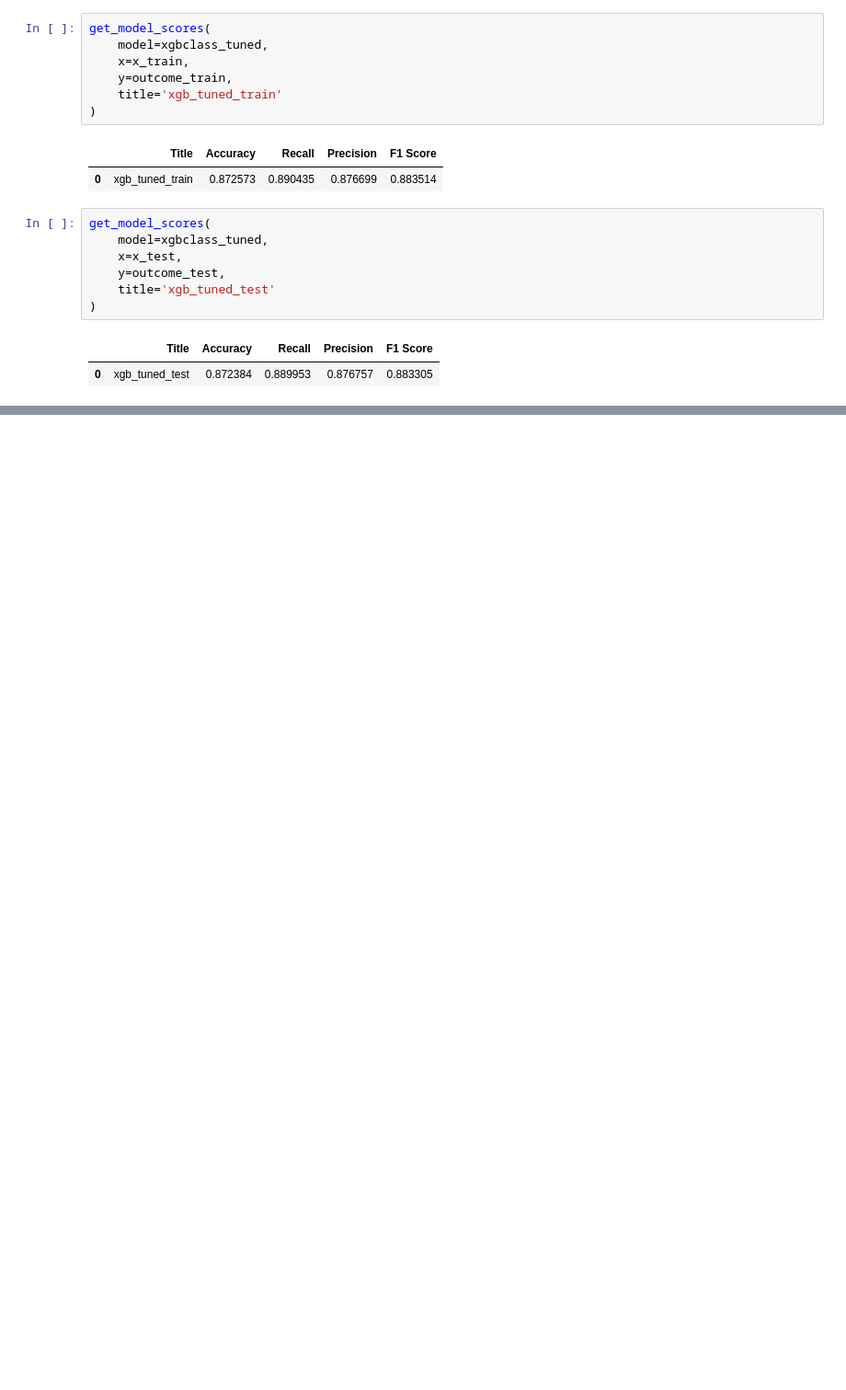
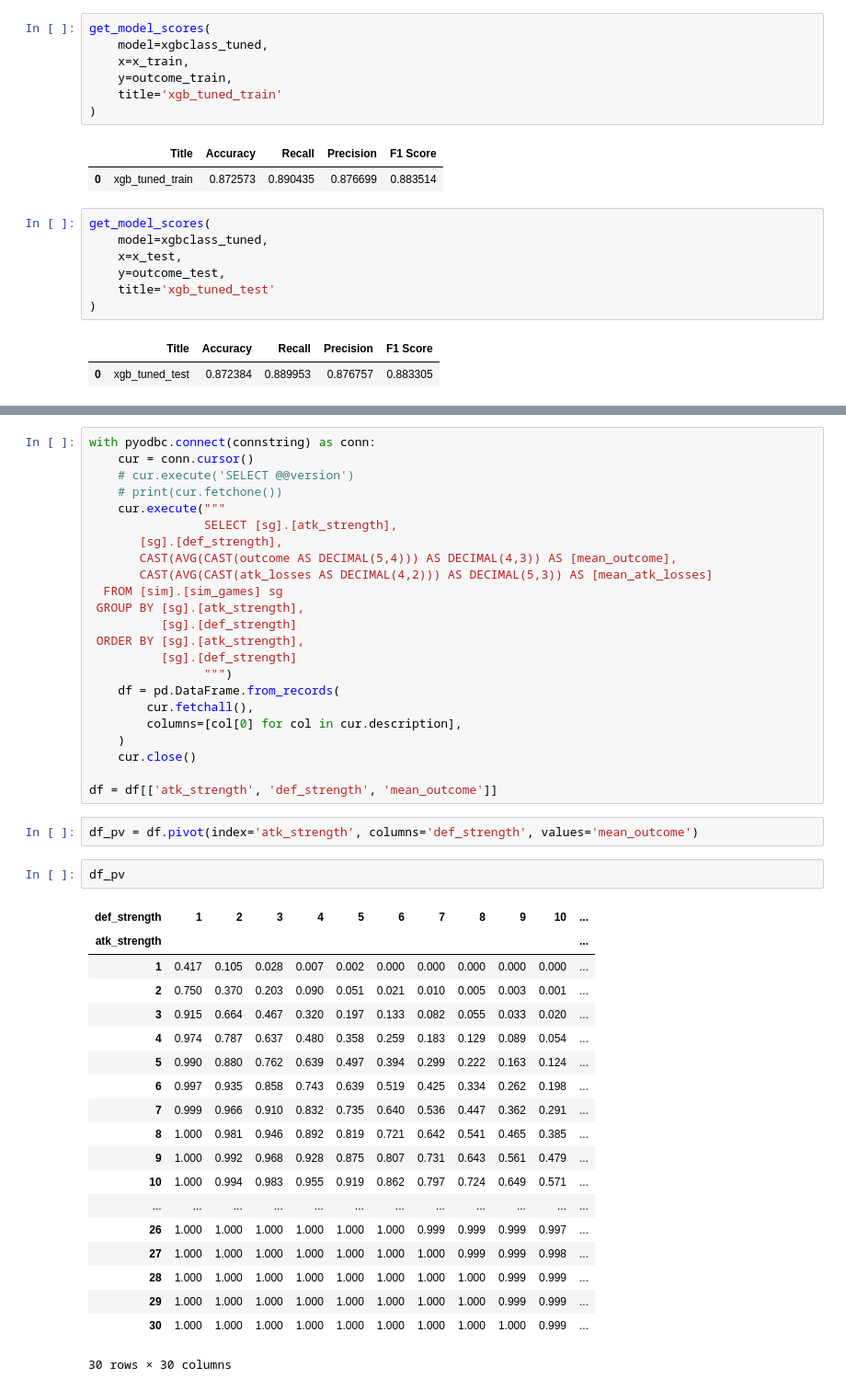
Before and after one commit to eric-riggan/risky_ai, a Jupyter notebook: model/model.ipynb, the cells around one changed output, grey strips where cells are left out. Shown: that part at 92% size. Cells and saved outputs as stored; diff of their text form; blank space fills up the shorter version.

```diff
--- a/model/model.ipynb
+++ b/model/model.ipynb
@@ -497,0 +498,47 @@ array([[0.5019611 , 0.49803886]], dtype=float32)
+# %%
+with pyodbc.connect(connstring) as conn:
+    cur = conn.cursor()
+    # cur.execute('SELECT @@version')
+    # print(cur.fetchone())
+    cur.execute("""
+                SELECT [sg].[atk_strength],
+       [sg].[def_strength],
+       CAST(AVG(CAST(outcome AS DECIMAL(5,4))) AS DECIMAL(4,3)) AS [mean_outcome],
+       CAST(AVG(CAST(atk_losses AS DECIMAL(4,2))) AS DECIMAL(5,3)) AS [mean_atk_losses]
+  FROM [sim].[sim_games] sg
+ GROUP BY [sg].[atk_strength],
+          [sg].[def_strength]
+ ORDER BY [sg].[atk_strength],
+          [sg].[def_strength]
+                """)
+    df = pd.DataFrame.from_records(
+        cur.fetchall(),
+        columns=[col[0] for col in cur.description],
+    )
+    cur.close()
+
+df = df[['atk_strength', 'def_strength', 'mean_outcome']]
+# %%
+df_pv = df.pivot(index='atk_strength', columns='def_strength', values='mean_outcome')
+# %%
+df_pv
+# %% [output]
+| def_strength | 1 | 2 | 3 | 4 | 5 | 6 | 7 | 8 | 9 | 10 | ... |
+| atk_strength |  |  |  |  |  |  |  |  |  |  | ... |
+| 1 | 0.417 | 0.105 | 0.028 | 0.007 | 0.002 | 0.000 | 0.000 | 0.000 | 0.000 | 0.000 | ... |
+| 2 | 0.750 | 0.370 | 0.203 | 0.090 | 0.051 | 0.021 | 0.010 | 0.005 | 0.003 | 0.001 | ... |
+| 3 | 0.915 | 0.664 | 0.467 | 0.320 | 0.197 | 0.133 | 0.082 | 0.055 | 0.033 | 0.020 | ... |
+| 4 | 0.974 | 0.787 | 0.637 | 0.480 | 0.358 | 0.259 | 0.183 | 0.129 | 0.089 | 0.054 | ... |
+| 5 | 0.990 | 0.880 | 0.762 | 0.639 | 0.497 | 0.394 | 0.299 | 0.222 | 0.163 | 0.124 | ... |
+| 6 | 0.997 | 0.935 | 0.858 | 0.743 | 0.639 | 0.519 | 0.425 | 0.334 | 0.262 | 0.198 | ... |
+| 7 | 0.999 | 0.966 | 0.910 | 0.832 | 0.735 | 0.640 | 0.536 | 0.447 | 0.362 | 0.291 | ... |
+| 8 | 1.000 | 0.981 | 0.946 | 0.892 | 0.819 | 0.721 | 0.642 | 0.541 | 0.465 | 0.385 | ... |
+| 9 | 1.000 | 0.992 | 0.968 | 0.928 | 0.875 | 0.807 | 0.731 | 0.643 | 0.561 | 0.479 | ... |
+| 10 | 1.000 | 0.994 | 0.983 | 0.955 | 0.919 | 0.862 | 0.797 | 0.724 | 0.649 | 0.571 | ... |
+| ... | ... | ... | ... | ... | ... | ... | ... | ... | ... | ... | ... |
+| 26 | 1.000 | 1.000 | 1.000 | 1.000 | 1.000 | 1.000 | 0.999 | 0.999 | 0.999 | 0.997 | ... |
+| 27 | 1.000 | 1.000 | 1.000 | 1.000 | 1.000 | 1.000 | 1.000 | 0.999 | 0.999 | 0.998 | ... |
+| 28 | 1.000 | 1.000 | 1.000 | 1.000 | 1.000 | 1.000 | 1.000 | 1.000 | 0.999 | 0.999 | ... |
+| 29 | 1.000 | 1.000 | 1.000 | 1.000 | 1.000 | 1.000 | 1.000 | 1.000 | 0.999 | 0.999 | ... |
+| 30 | 1.000 | 1.000 | 1.000 | 1.000 | 1.000 | 1.000 | 1.000 | 1.000 | 1.000 | 0.999 | ... |
+30 rows × 30 columns
```
Also changed, not shown: parts of 6 cells of this notebook, 10 other files.
